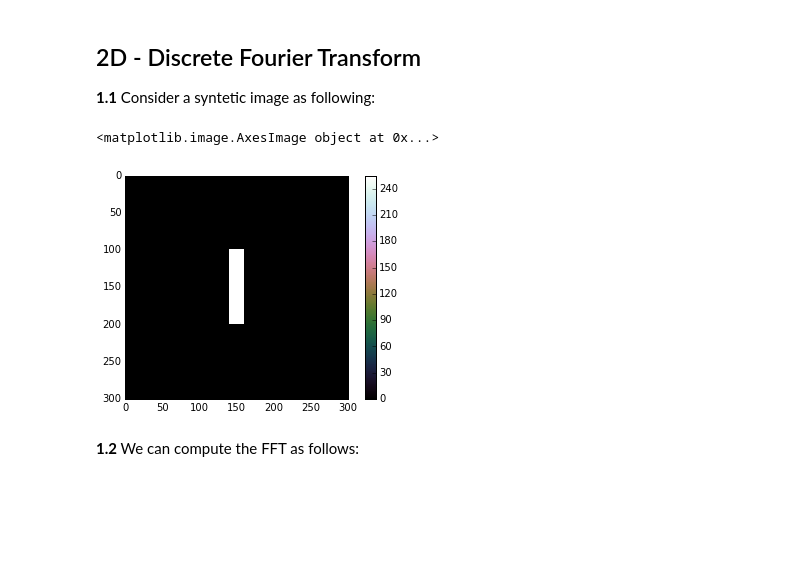
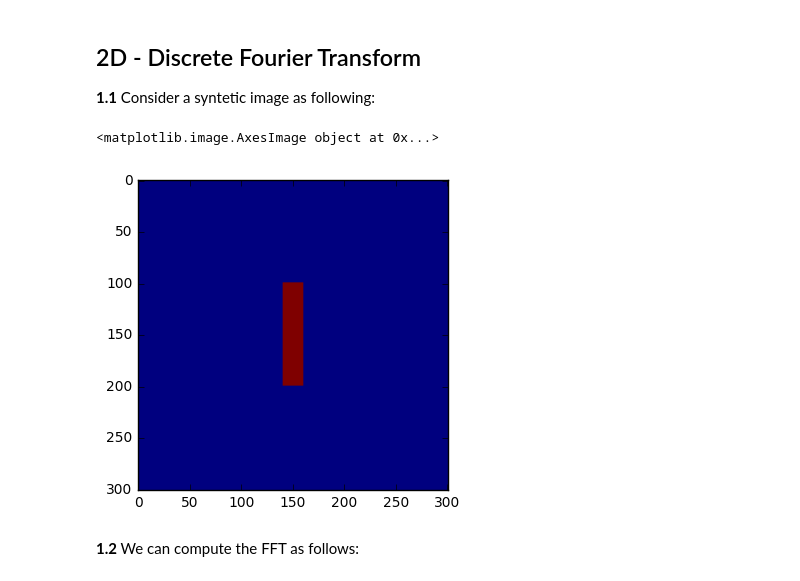
Before and after one commit to gopi231091/DSP-TP-1617, a Jupyter notebook: Lab5/python/Lab5.ipynb, the cells around one changed output. Drawn from its saved outputs; the diff is of its cells as text; code cells hidden in the pictures; blank space fills up the shorter version.

```diff
--- a/Lab5/python/Lab5.ipynb
+++ b/Lab5/python/Lab5.ipynb
@@ -34,14 +34,14 @@ Pretty printing has been turned OFF
 # %%
 # Create a synthetic image
 img = np.zeros((301,301))
 # Draw a rectangle inside
 img[100:200, 140:160] = 255
 
 plt.figure()
-io.imshow(img)
+plt.imshow(img)
 # %% [output]
 <matplotlib.image.AxesImage object at 0x...>
-[figure, old version]
+[figure, new version]
 # %% [markdown]
 **1.2** We can compute the FFT as follows:
 # %%
```
Also changed, not shown: parts of 9 cells of this notebook.
